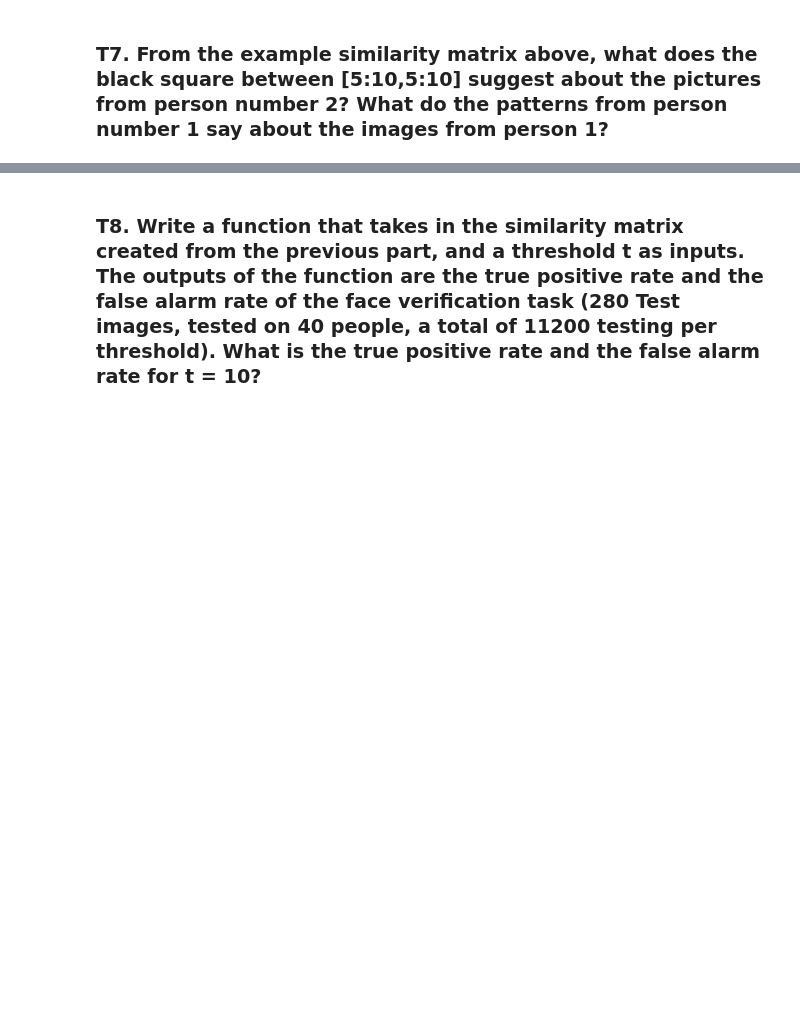
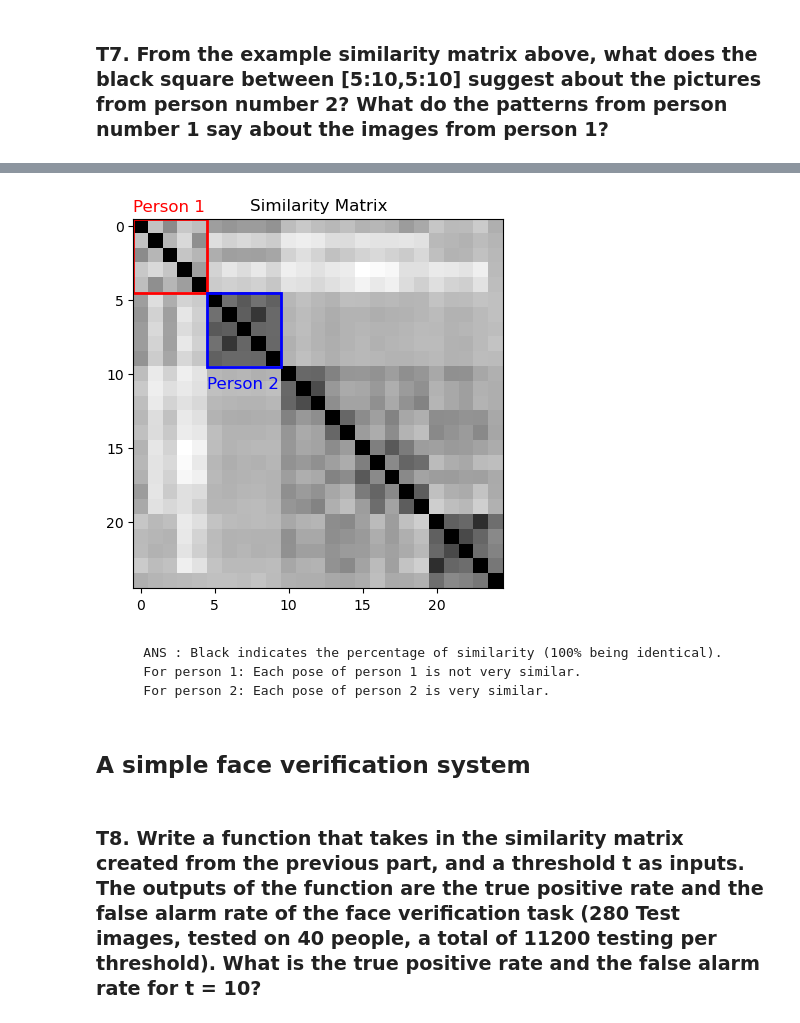
Before and after one commit to pupipatsk/Pattern-Recognition, a Jupyter notebook: HW/HW03/HW03.ipynb, the cells around one changed output, grey strips where cells are left out. Drawn from its saved outputs; the diff is of its cells as text; code cells hidden in the pictures; blank space fills up the shorter version.

```diff
--- a/HW/HW03/HW03.ipynb
+++ b/HW/HW03/HW03.ipynb
@@ -389,3 +443,30 @@ similarity_matrix = ...
+# %%
+# INSERT CODE HERE
+from matplotlib.patches import Rectangle
+
+# Display the similarity matrix as an image
+plt.imshow(example_similarity_matrix, cmap='gray')
+plt.title('Similarity Matrix')
+
+# Draw a red rectangle border for person 1
+rect1 = Rectangle((-0.5, -0.5), 5, 5, edgecolor='red', facecolor='none', linewidth=2, fill=False)
+plt.gca().add_patch(rect1)
+plt.text(-0.5, -1, 'Person 1', color='red', fontsize=12)
+
+# Draw a red rectangle border for person 2
+rect2 = Rectangle((4.5, 4.5), 5, 5, edgecolor='blue', facecolor='none', linewidth=2, fill=False)
+plt.gca().add_patch(rect2)
+plt.text(4.5, 11, 'Person 2', color='blue', fontsize=12)
+
+plt.show()
+# %% [output]
+[figure, added]
+# %% [markdown]
+        ANS : Black indicates the percentage of similarity (100% being identical).
+        For person 1: Each pose of person 1 is not very similar.
+        For person 2: Each pose of person 2 is very similar.
+# %% [markdown]
+## A simple face verification system
 # %% [markdown]
 ### T8. Write a function that takes in the similarity matrix created from the previous part, and a threshold t as inputs. The outputs of the function are the true positive rate and the false alarm rate of the face verification task (280 Test images, tested on 40 people, a total of 11200 testing per threshold). What is the true positive rate and the false alarm rate for t = 10?
 # %%
```
Also changed, not shown: parts of 15 cells of this notebook.
